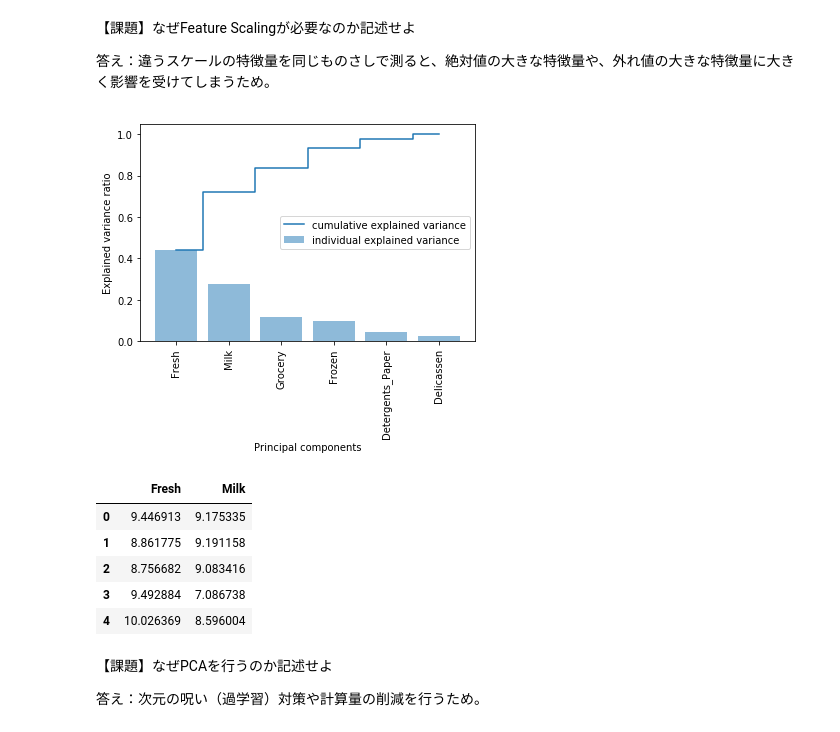
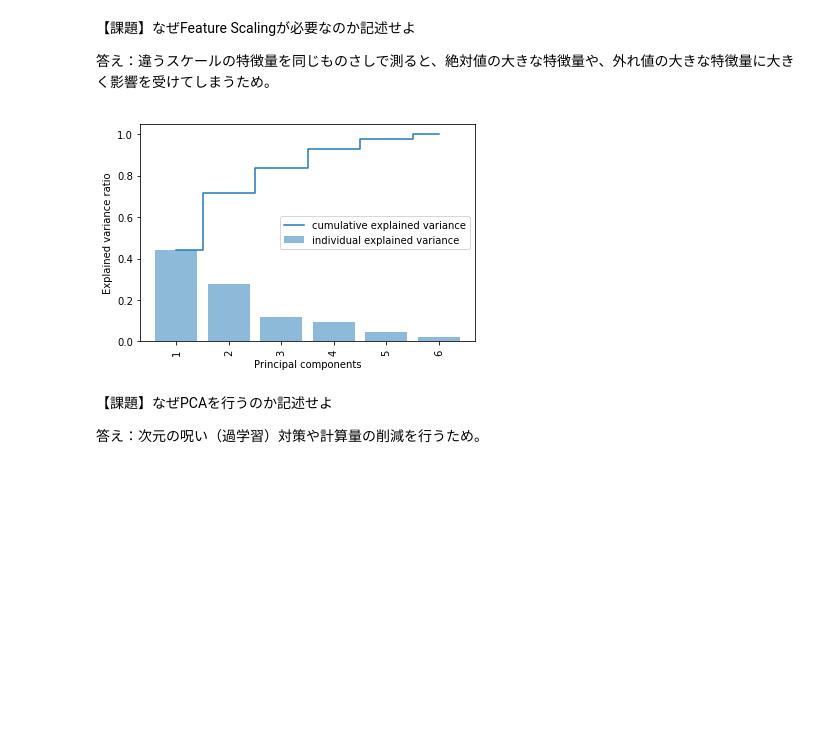
Before and after one commit to tkjaui/diveintocode, a Jupyter notebook: 課題 卸売業者 教師なし学習.ipynb, the cells around one changed output. Drawn from its saved outputs; the diff is of its cells as text; code cells hidden in the pictures; blank space fills up the shorter version.

```diff
--- a/課題 卸売業者 教師なし学習.ipynb
+++ b/課題 卸売業者 教師なし学習.ipynb
@@ -119,8 +119,6 @@ from sklearn.preprocessing import FunctionTransformer
 FTF = FunctionTransformer(np.log)
 data_fs = FTF.fit_transform(data)
 data_fs = pd.DataFrame(data_fs)#numpyをDataFrameへ変換
-# %%
-data_fs.columns = ['Fresh','Milk','Grocery','Frozen','Detergents_Paper','Delicassen']
 # %%
 pd.scatter_matrix(data_fs, alpha = 0.3, figsize = (14,8), diagonal = 'kde')
 # %% [output]
@@ -149,32 +147,26 @@ array([[<matplotlib.axes._subplots.AxesSubplot object at 0x...>,
 # %%
 #【課題】PCAの実行
 #data_fsに対しPCAを行い分散説明率の累積を確認
 from sklearn.linear_model import LogisticRegression
 from sklearn.decomposition import PCA
 pca = PCA(n_components=None)
 data_pca_fs = pca.fit_transform(data_fs)
-var_exp = pca.explained_variance_ratio_
+var_exp = pca.explained_variance_ratio_#分散説明率
 cum_var_exp = np.cumsum(var_exp)
 
 plt.bar(range(1,7),var_exp,alpha=0.5,align='center',label='individual explained variance')
 plt.step(range(1,7),cum_var_exp,where='mid',label='cumulative explained variance')
 plt.ylabel('Explained variance ratio')
 plt.xlabel('Principal components')
 plt.legend(loc='best')
-plt.xticks(range(1,7),label,rotation=90)
+plt.xticks(range(1,7),rotation=90)
 plt.show()
 
 #分散説明率が70%を超える数の主成分を選び、data_pcaに格納する
-data_pca = data_fs.drop(['Grocery','Frozen','Detergents_Paper','Delicassen'],axis=1)
-data_pca.head()
+pca = PCA(n_components=2)
+data_pca = pca.fit_transform(data_fs)
 # %% [output]
-[figure, old version]
+[figure, new version]
-|  | Fresh | Milk |
-| 0 | 9.446913 | 9.175335 |
-| 1 | 8.861775 | 9.191158 |
-| 2 | 8.756682 | 9.083416 |
-| 3 | 9.492884 | 7.086738 |
-| 4 | 10.026369 | 8.596004 |
 # %% [markdown]
 【課題】なぜPCAを行うのか記述せよ
 
```
Also changed, not shown: parts of 6 cells of this notebook.
